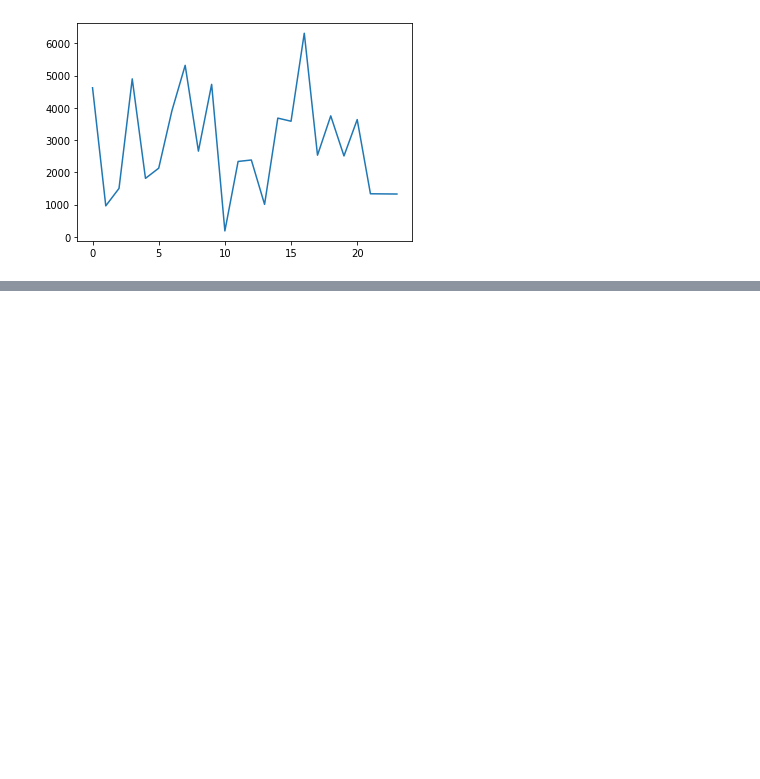
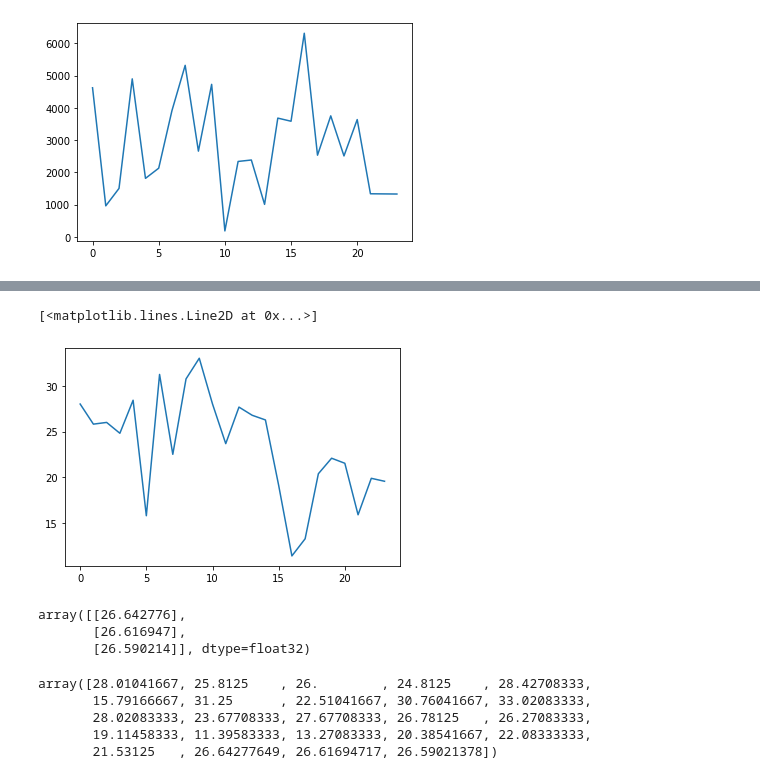
Before and after one commit to IritaSee/product_performance_blstm, a Jupyter notebook: blstm.ipynb, the cells around one changed output, grey strips where cells are left out. Saved outputs shown, nothing was run; the diff lists cells and outputs as text; code cells hidden in the pictures; blank space fills up the shorter version.

```diff
--- a/blstm.ipynb
+++ b/blstm.ipynb
@@ -204,3 +204,13 @@ plt.plot(hasil)
 # %% [output]
 [<matplotlib.lines.Line2D at 0x...>]
 [figure]
+# %%
+## do the same for the others, tapi karena yang lain punya beberapa anggota, nah itu di average dulu per tanggalnya
+c0=c0.drop(columns=['Kode Produk', 'Cluster'])
+# %%
+#next, buat dia kayak mejeneng time series seperti biasanya, which is datanya ke bawah, tapi di average per tanggal
+new_c0=[]
+time=[]
+for idx,a in enumerate(c0):
+    new_c0.append(c0[a].mean())
+    time.append(idx)
@@ -206,0 +301,16 @@ plt.plot(hasil)
+# %%
+#data asli
+series = series * max
+series = series + min
+plt.plot(series)
+# %% [output]
+[<matplotlib.lines.Line2D at 0x...>]
+[figure, added]
+# %%
+prediksi = prediksi * max
+prediksi = prediksi + min
+prediksi
+# %% [output]
+array([[26.642776],
+       [26.616947],
+       [26.590214]], dtype=float32)
@@ -206,0 +321,8 @@ plt.plot(hasil)
+# %%
+hasil
+# %% [output]
+array([28.01041667, 25.8125    , 26.        , 24.8125    , 28.42708333,
+       15.79166667, 31.25      , 22.51041667, 30.76041667, 33.02083333,
+       28.02083333, 23.67708333, 27.67708333, 26.78125   , 26.27083333,
+       19.11458333, 11.39583333, 13.27083333, 20.38541667, 22.08333333,
+       21.53125   , 26.64277649, 26.61694717, 26.59021378])
```
Also changed, not shown: parts of 10 cells of this notebook.
